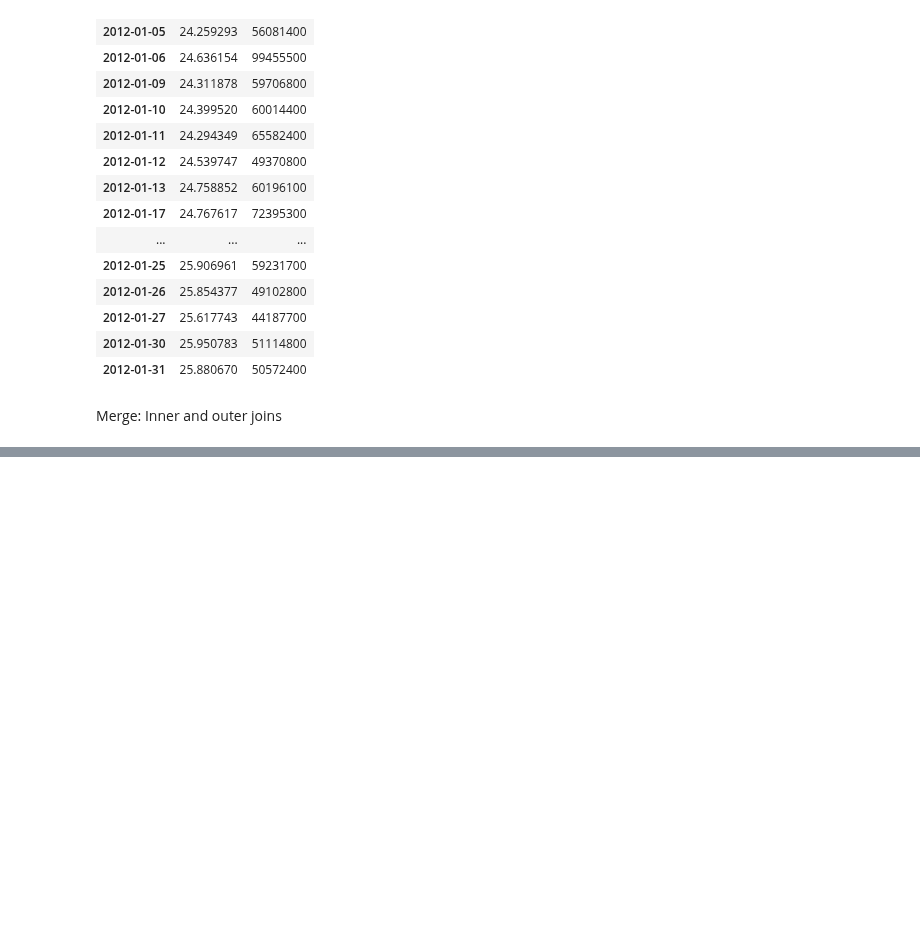
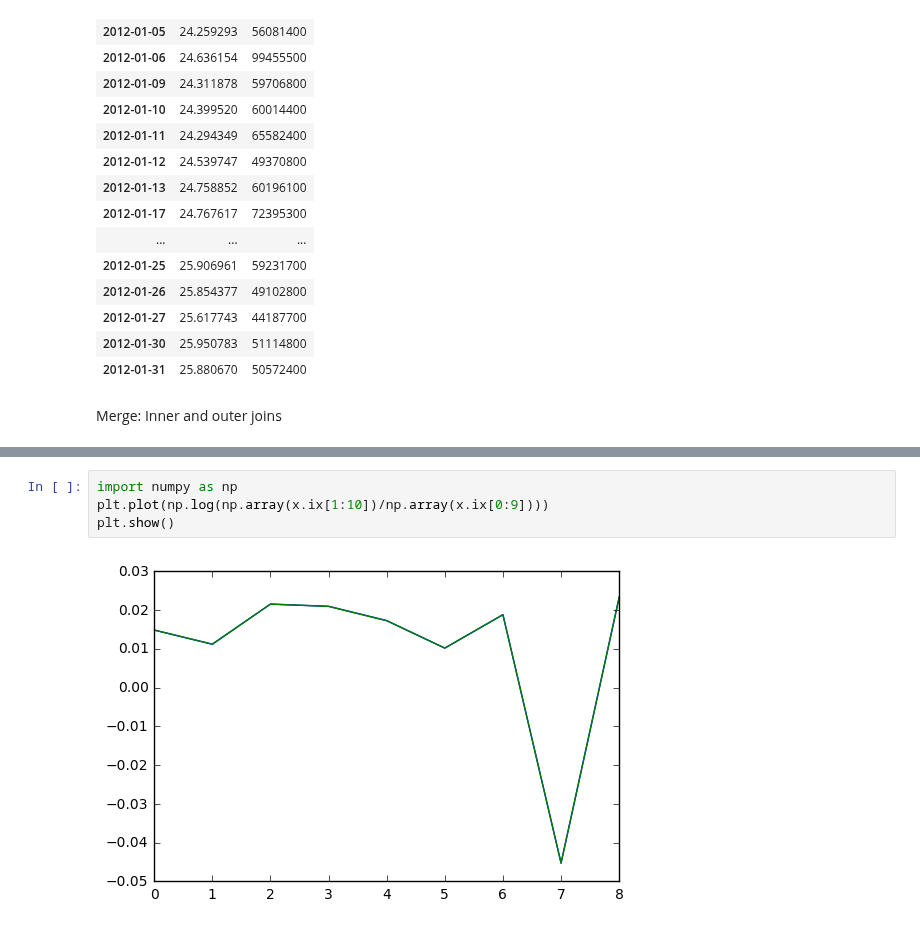
Before and after one commit to atcemgil/notes, a Jupyter notebook: fe588/Pandas Examples.ipynb, the cells around one changed output, grey strips where cells are left out. Saved outputs shown, nothing was run; the diff lists cells and outputs as text; blank space fills up the shorter version.

```diff
--- a/fe588/Pandas Examples.ipynb
+++ b/fe588/Pandas Examples.ipynb
@@ -406,0 +453,6 @@ plt.show()
+# %%
+import numpy as np
+plt.plot(np.log(np.array(x.ix[1:10])/np.array(x.ix[0:9])))
+plt.show()
+# %% [output]
+[figure, added]
```
Also changed, not shown: parts of 10 cells of this notebook, 2 other files.
